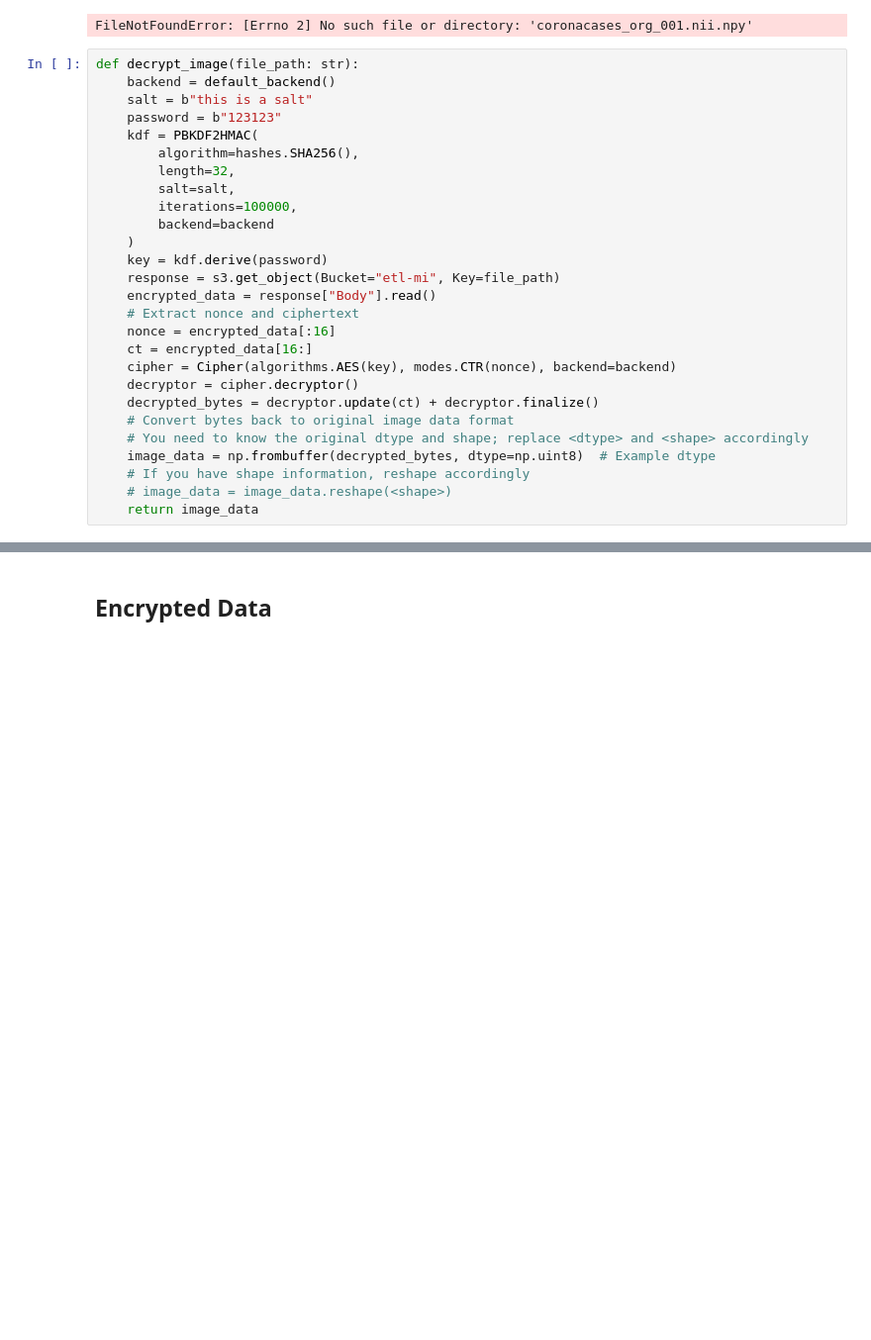
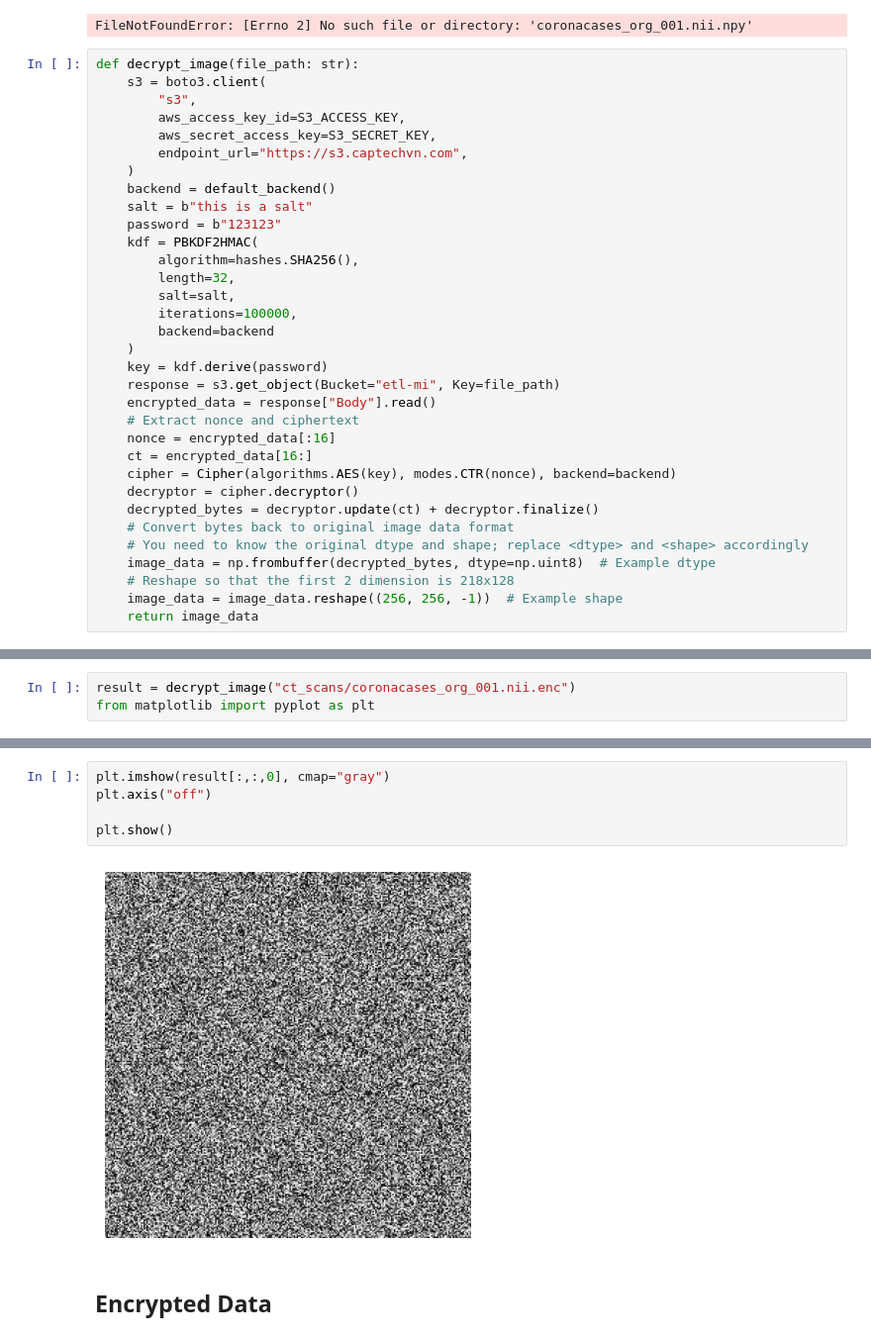
Before and after one commit to chauanphu/ETL-MI, a Jupyter notebook: notebooks/pipeline.ipynb, the cells around one changed output, grey strips where cells are left out. Shown: that part at 99% size. Saved outputs shown, nothing was run; the diff lists cells and outputs as text; blank space fills up the shorter version.

```diff
--- a/notebooks/pipeline.ipynb
+++ b/notebooks/pipeline.ipynb
@@ -287,6 +288,12 @@ plt.show()
 FileNotFoundError: [Errno 2] No such file or directory: 'coronacases_org_001.nii.npy'
 # %%
 def decrypt_image(file_path: str):
+    s3 = boto3.client(
+        "s3",
+        aws_access_key_id=S3_ACCESS_KEY,
+        aws_secret_access_key=S3_SECRET_KEY,
+        endpoint_url="https://s3.captechvn.com",
+    )
     backend = default_backend()
     salt = b"this is a salt"
     password = b"123123"
@@ -309,6 +316,6 @@ def decrypt_image(file_path: str):
     # Convert bytes back to original image data format
     # You need to know the original dtype and shape; replace <dtype> and <shape> accordingly
     image_data = np.frombuffer(decrypted_bytes, dtype=np.uint8)  # Example dtype
-    # If you have shape information, reshape accordingly
-    # image_data = image_data.reshape(<shape>)
+    # Reshape so that the first 2 dimension is 218x128
+    image_data = image_data.reshape((256, 256, -1))  # Example shape
     return image_data
@@ -316,0 +322,3 @@ ValueError: Invalid padding bytes.
+# %%
+result = decrypt_image("ct_scans/coronacases_org_001.nii.enc")
+from matplotlib import pyplot as plt
@@ -317,2 +327,9 @@ ValueError: Invalid padding bytes.
+# %%
+plt.imshow(result[:,:,0], cmap="gray")
+plt.axis("off")
+
+plt.show()
+# %% [output]
+[figure, added]
 # %% [markdown]
 ## Encrypted Data
```
Also changed, not shown: parts of 5 cells of this notebook, 3 other files.
